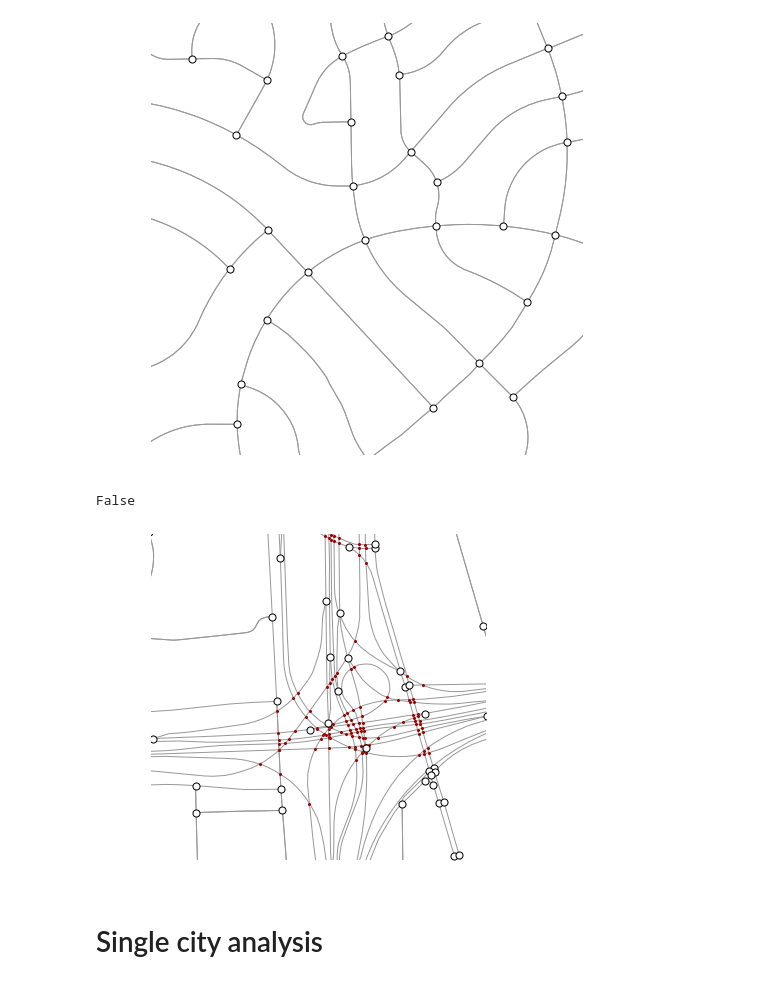
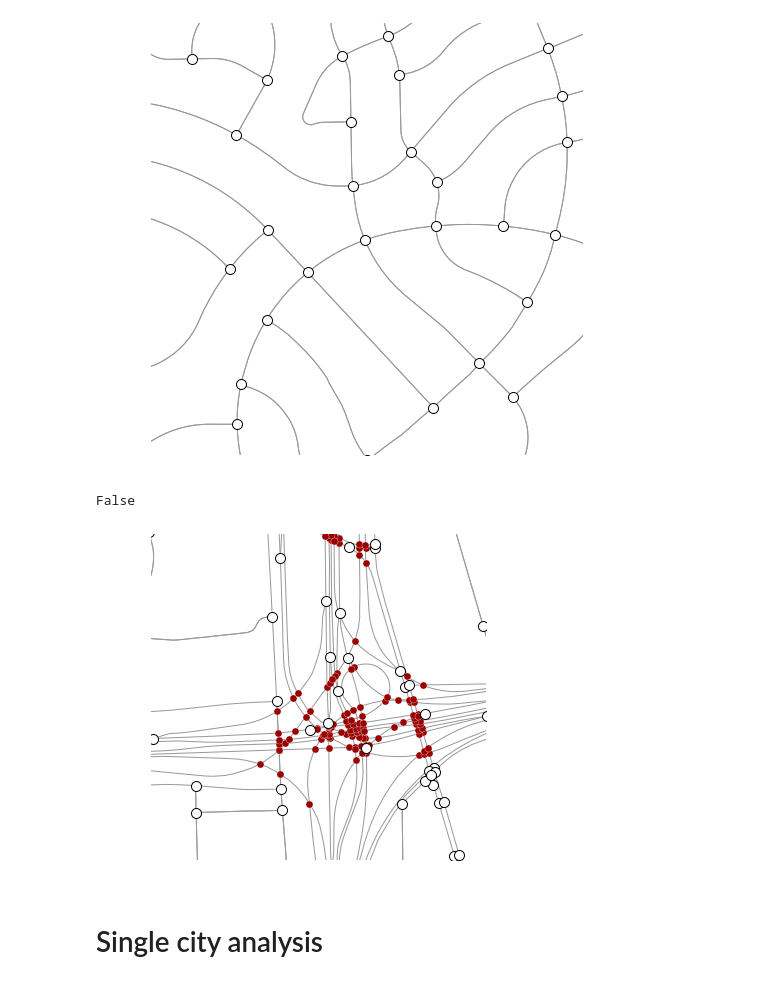
Before and after one commit to gboeing/planar-vs-nonplanar, a Jupyter notebook: planar-vs-nonplanar-analysis.ipynb, the cells around one changed output. Drawn from its saved outputs; the diff is of its cells as text; code cells hidden in the pictures.

```diff
--- a/planar-vs-nonplanar-analysis.ipynb
+++ b/planar-vs-nonplanar-analysis.ipynb
@@ -376,3 +333,6 @@ print(1 - walk['edge_length_ratio'].mean())
+# %%
+ns = 100
+cs = 50
 # %%
 pt = (38.586683, -121.375365)
 dist = 500
@@ -397,37 +357,37 @@ True
 # define center point and bounding box
 coords = (32.909035, -96.898432)
 bbox = ox.bbox_from_point(coords, dist, project_utm=True)
 north, south, east, west = bbox
 poly = Polygon([(west, north), (west, south), (east, south), (east, north)])
 
 # get a buffered graph
 G = ox.graph_from_point(coords, network_type='drive', distance=dist*2, truncate_by_edge=True)
 G = ox.project_graph(G)
 
 # do planarity analysis so we can plot non-intersection line-crossings
 planar_intersections = calculate_planar_intersections(G, poly)
 
 # test formal planarity
 warnings.filterwarnings(action='ignore')
 print(planarity.is_planar(G))
 warnings.filterwarnings(action='default')
 
 # plot graph
 fig, ax = ox.plot_graph(G, bbox=bbox, fig_height=6, fig_width=6,
-                        node_size=50, node_zorder=3, node_color='w', node_edgecolor='k',
+                        node_size=ns, node_zorder=3, node_color='w', node_edgecolor='k',
                         save=False, show=False, close=False, margin=0)
 
 # scatter plot line crossings
 x = planar_intersections.map(lambda pt: pt.x)
 y = planar_intersections.map(lambda pt: pt.y)
-ax.scatter(x, y, s=10, c='#990000', edgecolors='w', linewidths=0.1, zorder=2)
+ax.scatter(x, y, s=cs, c='#990000', edgecolors='w', linewidths=0.3, zorder=2)
 
 fig.savefig(fname='images/nonplanar.svg', dpi=600)
-#fig.savefig(fname='images/nonplanar.png', dpi=600)
+fig.savefig(fname='images/nonplanar-{}-{}.png'.format(ns, cs), dpi=600)
 plt.show()
 # %% [output]
 False
-[figure, old version]
+[figure, new version]
 # %% [markdown]
 # Single city analysis
 # %%
```
Also changed, not shown: parts of 17 cells of this notebook, 6 other files.
